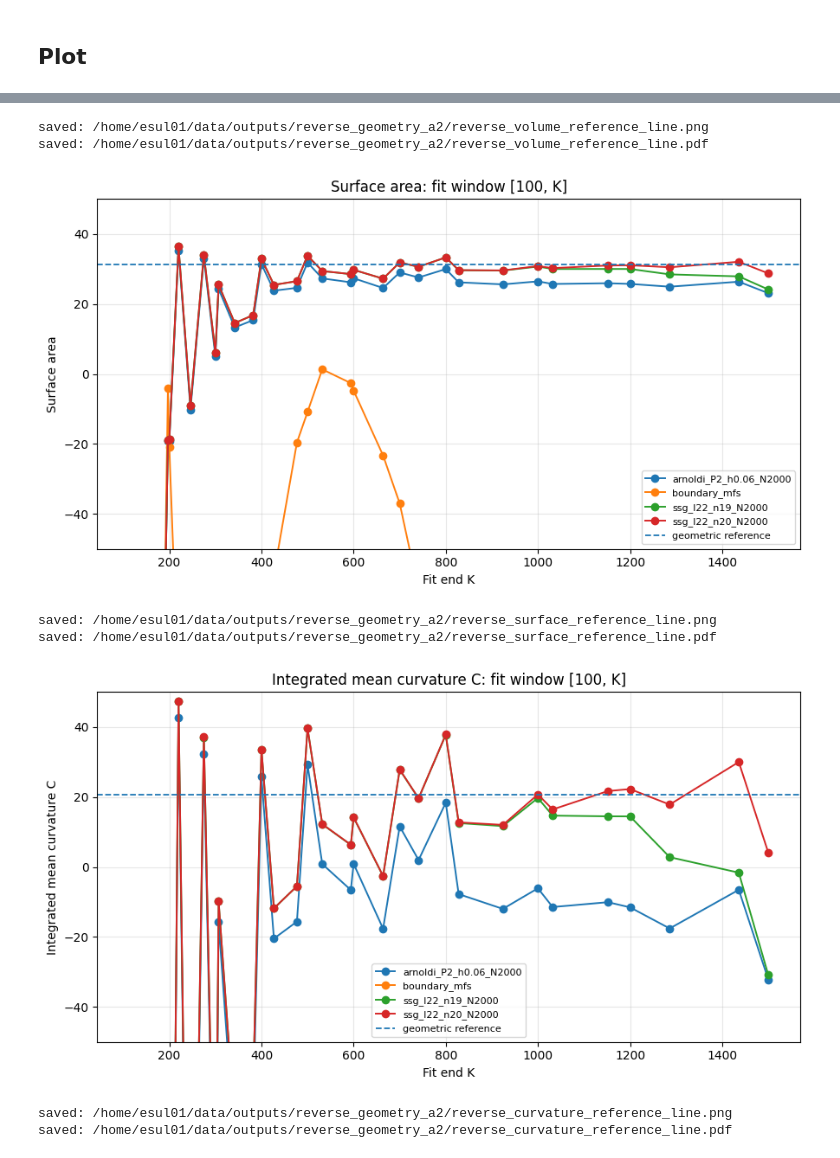
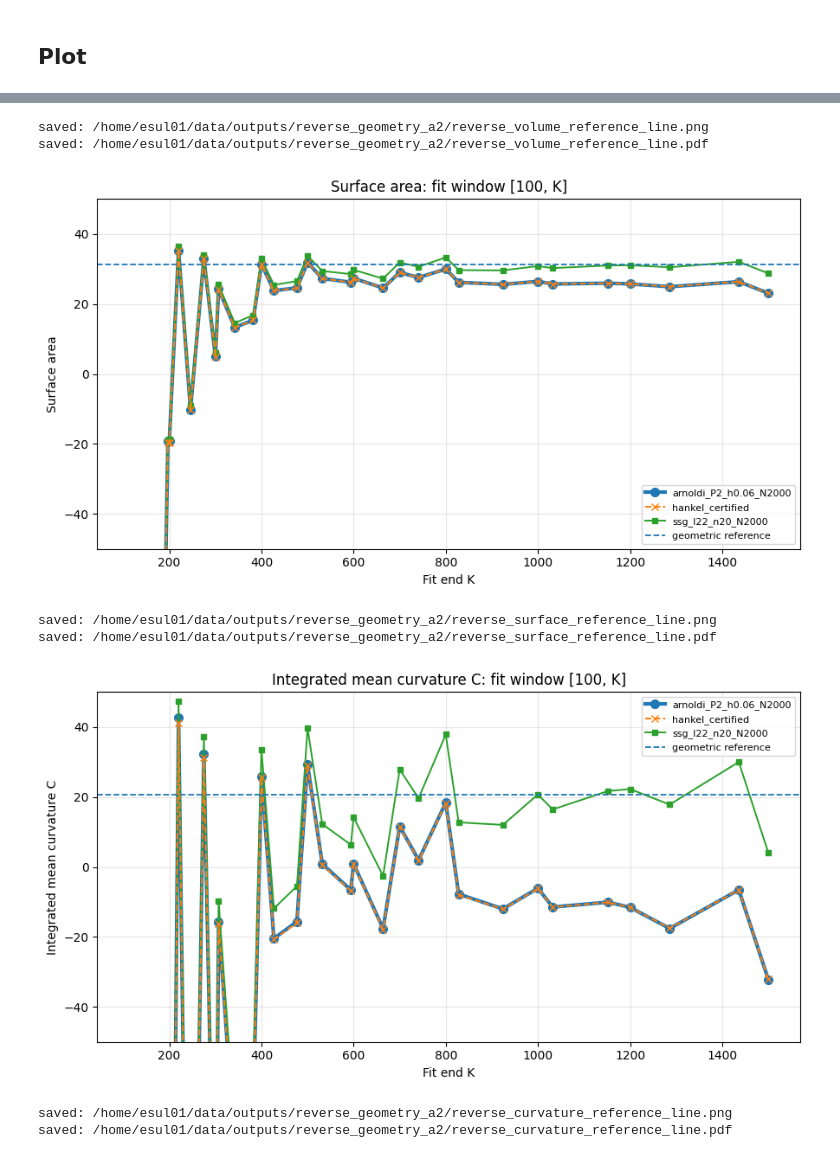
Before and after one commit to Sultanow/cone-operator-lab, a Jupyter notebook: ellipsoid-benchmark/notebooks/reverse_geometry_A2_validation.ipynb, the cells around one changed output, grey strips where cells are left out. Cells and saved outputs as stored; diff of their text form; code cells hidden in the pictures.

Commit message:
made hankel gap-free

```diff
--- a/ellipsoid-benchmark/notebooks/reverse_geometry_A2_validation.ipynb
+++ b/ellipsoid-benchmark/notebooks/reverse_geometry_A2_validation.ipynb
@@ -25,6 +25,7 @@ OUTPUTS_DIR = DATA_ROOT / "outputs"
 ARNOLDI_DIR = OUTPUTS_DIR / "arnoldi_reference_triaxial"
 SSG_DIR = OUTPUTS_DIR / "ssg_reference_triaxial"
 MFS_DIR = OUTPUTS_DIR / "boundary_mfs_triaxial_windows"
+HANKEL_DIR = OUTPUTS_DIR / "hankel_full_spectrum_triaxial"
 
 OUT_DIR = OUTPUTS_DIR / "reverse_geometry_a2"
 OUT_DIR.mkdir(parents=True, exist_ok=True)
@@ -38,9 +39,8 @@ a, b, c = 1.0, 1.5, 2.3
 # Which eigenvalue files should be compared?
 EIG_FILES = {
     "arnoldi_P2_h0.06_N2000": ARNOLDI_DIR / "ellipsoid_a1_b1.5_c2.3_P2_h0.06_arnoldi_highacc_N2000_eigs.txt",
-    "ssg_l22_n19_N2000": SSG_DIR / "ellipsoid_a1_b1.5_c2.3_l34_n19_qr64_qt56_qp112_ssg_N2000_eigs.txt",
-    "ssg_l22_n20_N2000": SSG_DIR / "ellipsoid_a1_b1.5_c2.3_l36_n20_qr64_qt56_qp112_ssg_N2000_eigs.txt",
-    "boundary_mfs": MFS_DIR / "mfs_cross_scale_stable.txt"
+    "ssg_l22_n20_N2000":      SSG_DIR / "ellipsoid_a1_b1.5_c2.3_l36_n20_qr64_qt56_qp112_ssg_N2000_eigs.txt",
+    "hankel_certified":       HANKEL_DIR / "full_spectrum_eigs_certified.txt",
 }
 
 # Fit window configuration.
@@ -63,6 +63,15 @@ Y_LIMITS = {
     "S_rel_err_3term": (-1, 1), # None = full range
     "C_rel_err_3term": (-20, 20) # None = full range
 }
+
+STYLES = {
+    "arnoldi_P2_h0.06_N2000": dict(color="C0", linestyle="-",  linewidth=3.0,
+                                   marker="o", markersize=7, zorder=1),
+    "hankel_certified":       dict(color="C1", linestyle="--", linewidth=1.4,
+                                   marker="x", markersize=6, zorder=3),
+    "ssg_l22_n20_N2000":      dict(color="C2", linestyle="-",  linewidth=1.4,
+                                   marker="s", markersize=4, zorder=2),
+}
 # %%
 V_true = true_ellipsoid_volume(a, b, c)
 S_true = ellipsoid_surface_area(a, b, c)
@@ -110,5 +119,14 @@ for name, path in EIG_FILES.items():
 
 if not eigs_by_method:
     raise FileNotFoundError("No eigenvalue files found. Check EIG_FILES.")
+
+# Fair comparison: truncate all methods at the same spectral cutoff,
+# not at the same index count (the certified Hankel spectrum contains
+# 34 additional true levels that shift indices otherwise).
+lam_cut = min(v.max() for v in eigs_by_method.values())
+for name in list(eigs_by_method):
+    v = eigs_by_method[name]
+    eigs_by_method[name] = v[v <= lam_cut * (1 + 1e-12)]
+    print(f"{name:28s}: {len(eigs_by_method[name]):6d} eigenvalues <= {lam_cut:.4f}")
 # %% [output]
 arnoldi_P2_h0.06_N2000      :   2000 eigenvalues from /home/esul01/data/outputs/arnoldi_reference_triaxial/ellipsoid_a1_b1.5_c2.3_P2_h0.06_arnoldi_highacc_N2000_eigs.txt
@@ -289,13 +309,7 @@ for estimate_col, ref_col, ylabel, filename in plot_specs:
 
     for method, part in df_plot.groupby("method"):
         part = part.sort_values("K")
-        ax.plot(
-            part["K"],
-            part[estimate_col],
-            marker="o",
-            linewidth=1.4,
-            label=method,
-        )
+        ax.plot(part["K"], part[estimate_col], label=method, **STYLES.get(method, dict(marker="o", linewidth=1.4)))
 
     ref_value = float(df_plot[ref_col].dropna().iloc[0])
     ax.axhline(
@@ -340,9 +354,9 @@ for estimate_col, ref_col, ylabel, filename in plot_specs:
 saved: /home/esul01/data/outputs/reverse_geometry_a2/reverse_volume_reference_line.png
 saved: /home/esul01/data/outputs/reverse_geometry_a2/reverse_volume_reference_line.pdf
-[figure, old version]
+[figure, new version]
 saved: /home/esul01/data/outputs/reverse_geometry_a2/reverse_surface_reference_line.png
 saved: /home/esul01/data/outputs/reverse_geometry_a2/reverse_surface_reference_line.pdf
-[figure, old version]
+[figure, new version]
 saved: /home/esul01/data/outputs/reverse_geometry_a2/reverse_curvature_reference_line.png
 saved: /home/esul01/data/outputs/reverse_geometry_a2/reverse_curvature_reference_line.pdf
 # %%
```
Also changed, not shown: parts of 14 cells of this notebook, 5 other files.
